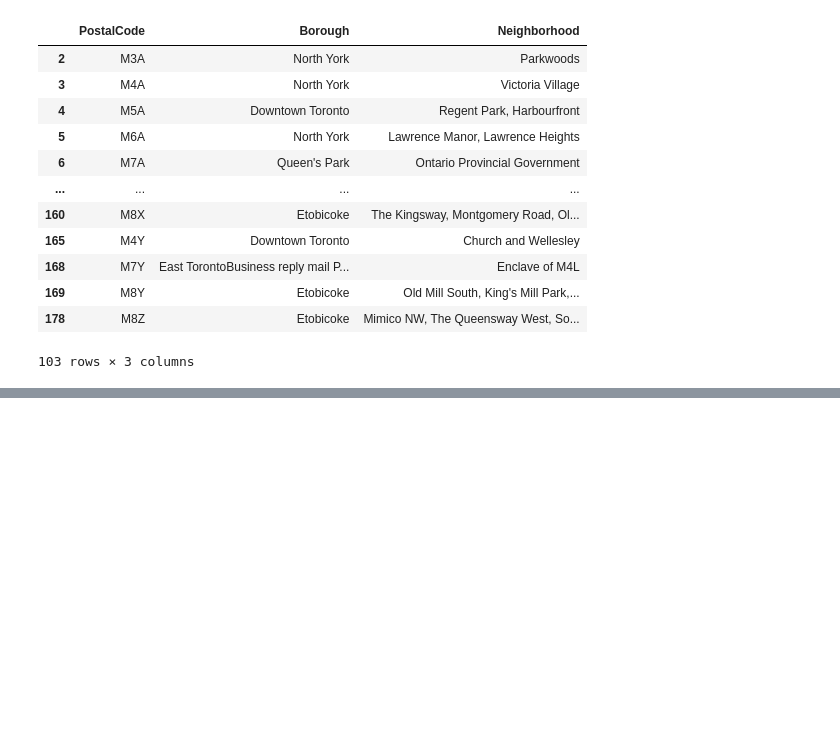
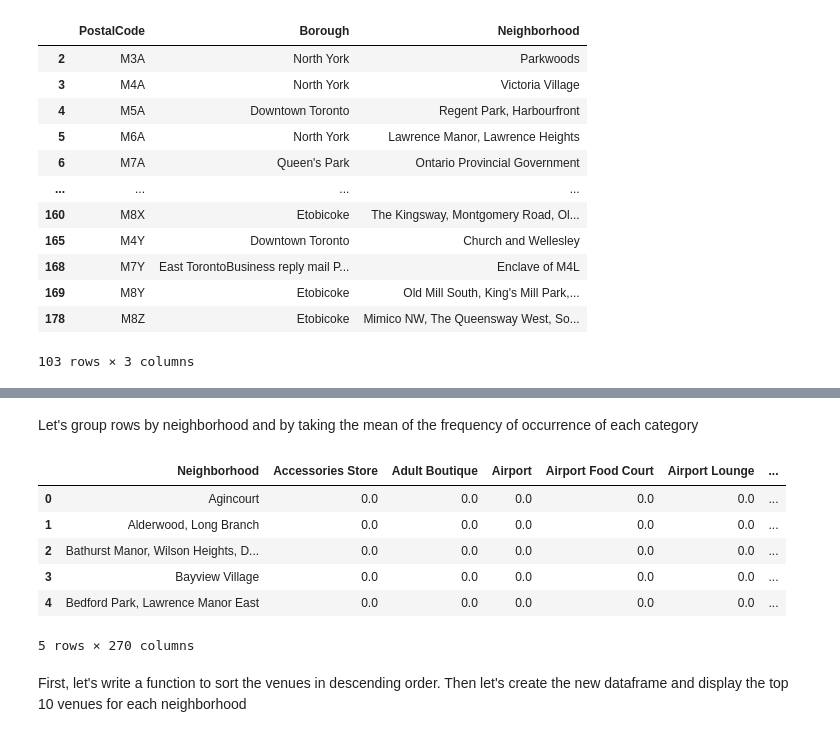
Before and after one commit to camilor2611/Coursera_Capstone, a Jupyter notebook: Week3.ipynb, the cells around one changed output, grey strips where cells are left out. Cells and saved outputs as stored; diff of their text form; code cells hidden in the pictures; blank space fills up the shorter version.

```diff
--- a/Week3.ipynb
+++ b/Week3.ipynb
@@ -73,0 +152,19 @@ df
+# %%
+# one hot encoding
+toronto_one = pd.get_dummies(toronto_venues[['Venue Category']], prefix="", prefix_sep="")
+toronto_one['Neighborhood'] = toronto_venues['Neighborhood']
+# %% [markdown]
+Let's group rows by neighborhood and by taking the mean of the frequency of occurrence of each category
+# %%
+toronto_grouped = toronto_one.groupby('Neighborhood').mean().reset_index()
+toronto_grouped.head()
+# %% [output]
+|  | Neighborhood | Accessories Store | Adult Boutique | Airport | Airport Food Court | Airport Lounge | ... |
+| 0 | Agincourt | 0.0 | 0.0 | 0.0 | 0.0 | 0.0 | ... |
+| 1 | Alderwood, Long Branch | 0.0 | 0.0 | 0.0 | 0.0 | 0.0 | ... |
+| 2 | Bathurst Manor, Wilson Heights, D... | 0.0 | 0.0 | 0.0 | 0.0 | 0.0 | ... |
+| 3 | Bayview Village | 0.0 | 0.0 | 0.0 | 0.0 | 0.0 | ... |
+| 4 | Bedford Park, Lawrence Manor East | 0.0 | 0.0 | 0.0 | 0.0 | 0.0 | ... |
+5 rows × 270 columns
+# %% [markdown]
+First, let's write a function to sort the venues in descending order. Then let's create the new dataframe and display the top 10 venues for each neighborhood
```
Also changed, not shown: parts of 36 cells of this notebook.
